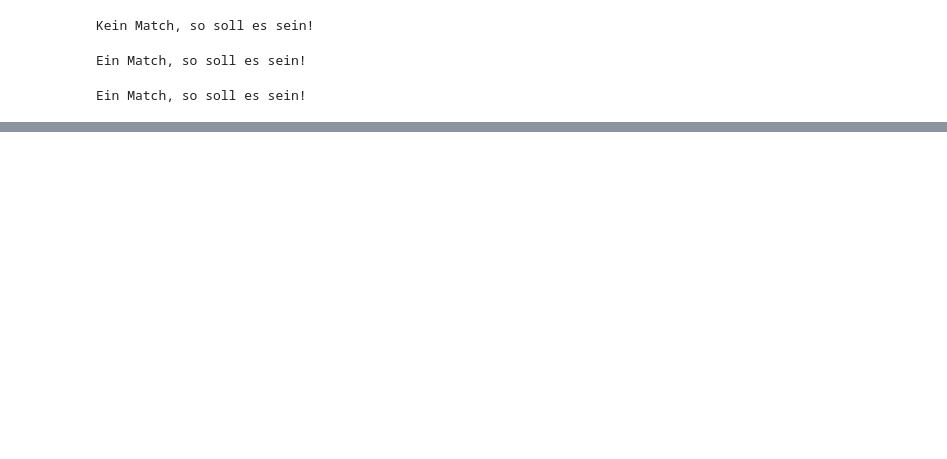
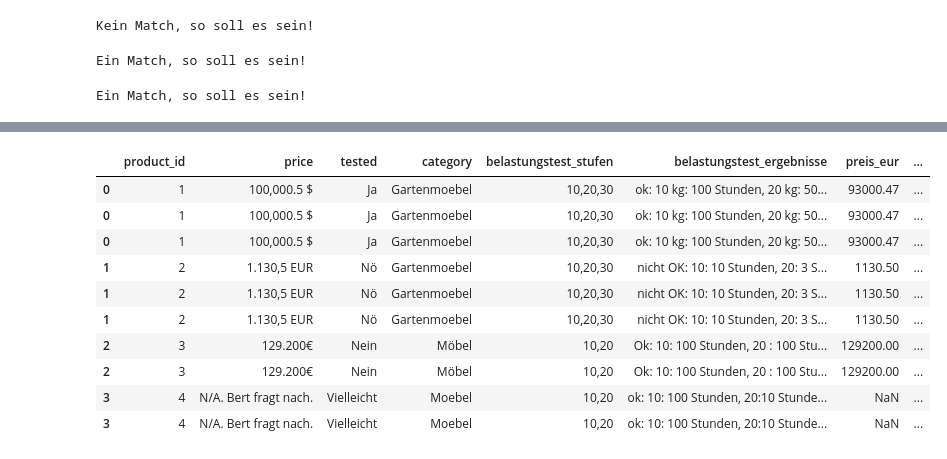
Before and after one commit to kadeng/pykurs, a Jupyter notebook: notebooks/python_kurs_3_tabellen_transformieren.ipynb, the cells around one changed output, grey strips where cells are left out. Drawn from its saved outputs; the diff is of its cells as text; code cells hidden in the pictures; blank space fills up the shorter version.

```diff
--- a/notebooks/python_kurs_3_tabellen_transformieren.ipynb
+++ b/notebooks/python_kurs_3_tabellen_transformieren.ipynb
@@ -187,4 +197,4 @@ Aber in diesem Fall reicht es tatsächlich, wenn wir das ganze als Teil des Matc
 # %%
 # beachte das ([^0-9,.]|$) am Ende, es bedeutet "entweder keine Zahl, Komma oder Punkt, oder das Ende des Texts"
 # und das ([^0-9,.]|^)([0-9]+) am Anfang bedeutet "entweder keine Zahl, Komma oder Punkt, oder der Anfang des Texts"
-komma_muster = r"([^0-9,.]|^)([0-9]+)(\.[0-9]{3,3})*(\,[0-9]{1,2})?([^0-9,.]|$)"
+komma_muster = r"([^0-9,.]|^)(([0-9]+)(\.[0-9]{3,3})*(\,[0-9]{1,2})?)([^0-9,.]|$)"
@@ -207,0 +289,4 @@ Jetzt haben wir die Spalte i
+# %%
+problem_df['preis_eur'] = problem_df.price.apply(parse_preis)
+# del problem_df['price'] # alte Spalte loeschen ( del = delete )
+problem_df
@@ -207,0 +305,5 @@ Jetzt haben wir die Spalte i
+# %%
+def split_to_list(s):
+  return [ part.strip() for part in s.split(",") ]
+
+problem_df.belastungstest_stufen.apply(split_to_list)
@@ -207,0 +318,2 @@ Jetzt haben wir die Spalte i
+# %%
+problem_df['belastungstest_stufe'] = problem_df.belastungstest_stufen.apply(split_to_list)
@@ -207,0 +341,15 @@ Jetzt haben wir die Spalte i
+# %%
+#nachher
+problem_df.explode("belastungstest_stufe")
+# %% [output]
+|  | product_id | price | tested | category | belastungstest_stufen | belastungstest_ergebnisse | preis_eur | ... |
+| 0 | 1 | 100,000.5 $ | Ja | Gartenmoebel | 10,20,30 | ok: 10 kg: 100 Stunden, 20 kg: 50... | 93000.47 | ... |
+| 0 | 1 | 100,000.5 $ | Ja | Gartenmoebel | 10,20,30 | ok: 10 kg: 100 Stunden, 20 kg: 50... | 93000.47 | ... |
+| 0 | 1 | 100,000.5 $ | Ja | Gartenmoebel | 10,20,30 | ok: 10 kg: 100 Stunden, 20 kg: 50... | 93000.47 | ... |
+| 1 | 2 | 1.130,5 EUR | Nö | Gartenmoebel | 10,20,30 | nicht OK: 10: 10 Stunden, 20: 3 S... | 1130.50 | ... |
+| 1 | 2 | 1.130,5 EUR | Nö | Gartenmoebel | 10,20,30 | nicht OK: 10: 10 Stunden, 20: 3 S... | 1130.50 | ... |
+| 1 | 2 | 1.130,5 EUR | Nö | Gartenmoebel | 10,20,30 | nicht OK: 10: 10 Stunden, 20: 3 S... | 1130.50 | ... |
+| 2 | 3 | 129.200€ | Nein | Möbel | 10,20 | Ok: 10: 100 Stunden, 20 : 100 Stu... | 129200.00 | ... |
+| 2 | 3 | 129.200€ | Nein | Möbel | 10,20 | Ok: 10: 100 Stunden, 20 : 100 Stu... | 129200.00 | ... |
+| 3 | 4 | N/A. Bert fragt nach. | Vielleicht | Moebel | 10,20 | ok: 10: 100 Stunden, 20:10 Stunde... | NaN | ... |
+| 3 | 4 | N/A. Bert fragt nach. | Vielleicht | Moebel | 10,20 | ok: 10: 100 Stunden, 20:10 Stunde... | NaN | ... |
```
Also changed, not shown: parts of 41 cells of this notebook.
